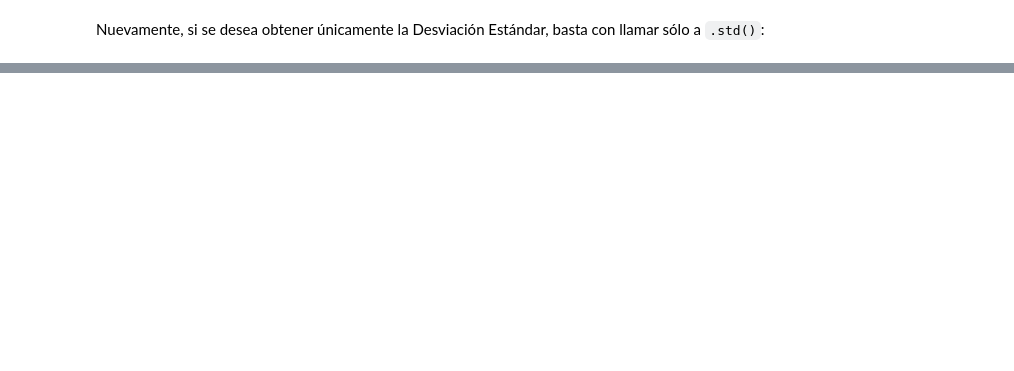
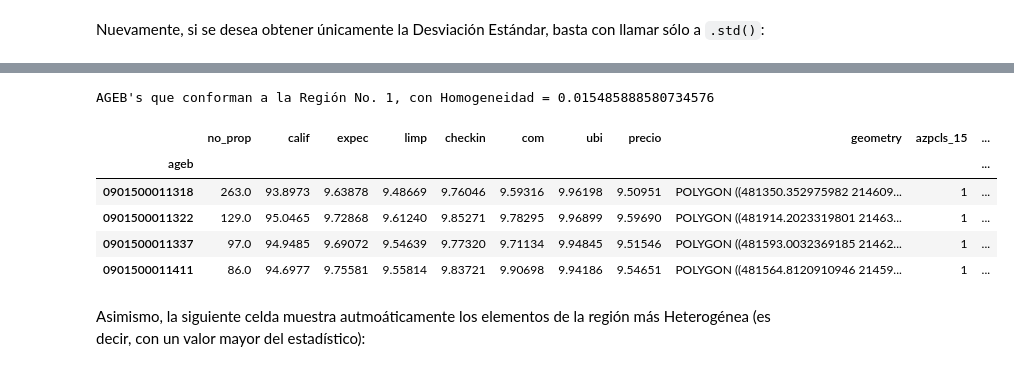
Before and after one commit to CentroGeo/curso-geoinformatica-2, a Jupyter notebook: 06_regionalizacion/06_parte2.ipynb, the cells around one changed output, grey strips where cells are left out. Cells and saved outputs as stored; diff of their text form; code cells hidden in the pictures; blank space fills up the shorter version.

```diff
--- a/06_regionalizacion/06_parte2.ipynb
+++ b/06_regionalizacion/06_parte2.ipynb
@@ -149,0 +273,9 @@ Lo tabla anterior también permite dar una primera idea de cuál es la variació
+# %%
+# Almacenar la Varianza Inicial en una variable
+var_inicial = airbnb['calif'].var()
+
+# Obtener la Homogeneidad
+homogeneidad = airbnb[['calif' , 'azpcls_15']].groupby('azpcls_15').var() / var_inicial
+
+# Visualizar el resultado
+homogeneidad
@@ -149,0 +304,25 @@ Lo tabla anterior también permite dar una primera idea de cuál es la variació
+# %%
+# Ordenar los valor de Homogeneidad de menor a mayor con '.sort_values()', y almacenar sólo el primer elemento
+homogeneidad_menor = homogeneidad.sort_values(by = 'calif').head(1)['calif']
+
+# Registrar el valor de la homogeneidad para la región almacenada
+value = homogeneidad_menor.values[0]
+
+# Registrar el índice (o Número de Región)
+index = homogeneidad_menor.index[0]
+
+# Imprimir un mensaje que establezca la región con la que se está trabajando
+print("AGEB's que conforman a la Región No. "+str(index)+", con Homogeneidad = "+str(value))
+
+# Utilizar '.loc()' para localizar las AGEB's que pertenecen a dicha región.
+airbnb.loc[airbnb['azpcls_15']==index]
+# %% [output]
+AGEB's que conforman a la Región No. 1, con Homogeneidad = 0.015485888580734576
+|  | no_prop | calif | expec | limp | checkin | com | ubi | precio | geometry | azpcls_15 | ... |
+| ageb |  |  |  |  |  |  |  |  |  |  | ... |
+| 0901500011318 | 263.0 | 93.8973 | 9.63878 | 9.48669 | 9.76046 | 9.59316 | 9.96198 | 9.50951 | POLYGON ((481350.352975982 214609... | 1 | ... |
+| 0901500011322 | 129.0 | 95.0465 | 9.72868 | 9.61240 | 9.85271 | 9.78295 | 9.96899 | 9.59690 | POLYGON ((481914.2023319801 21463... | 1 | ... |
+| 0901500011337 | 97.0 | 94.9485 | 9.69072 | 9.54639 | 9.77320 | 9.71134 | 9.94845 | 9.51546 | POLYGON ((481593.0032369185 21462... | 1 | ... |
+| 0901500011411 | 86.0 | 94.6977 | 9.75581 | 9.55814 | 9.83721 | 9.90698 | 9.94186 | 9.54651 | POLYGON ((481564.8120910946 21459... | 1 | ... |
+# %% [markdown]
+Asimismo, la siguiente celda muestra autmoáticamente los elementos de la región más Heterogénea (es decir, con un valor mayor del estadístico):
```
Also changed, not shown: parts of 40 cells of this notebook, 38 other files.
